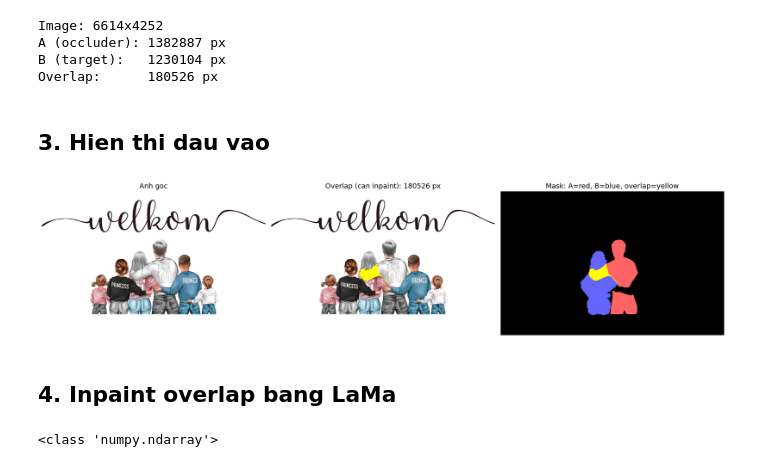
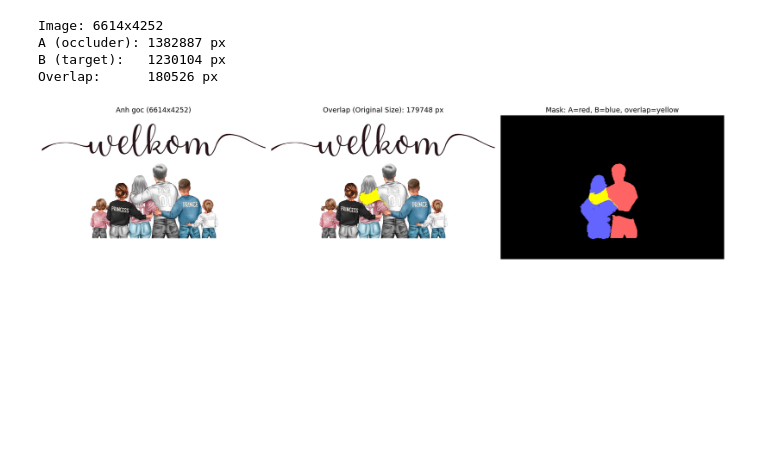
Before and after one commit to phamducuong05/Magic_Layer_v1, a Jupyter notebook: examples/lama_inpaint_test_v2.ipynb, the cells around one changed output. Drawn from its saved outputs; the diff is of its cells as text; code cells hidden in the pictures; blank space fills up the shorter version.

Commit message:
Test version 2 lama inpaint

```diff
--- a/examples/lama_inpaint_test_v2.ipynb
+++ b/examples/lama_inpaint_test_v2.ipynb
@@ -55,38 +61,45 @@ Image: 6614x4252
 A (occluder): 1382887 px
 B (target):   1230104 px
 Overlap:      180526 px
-# %% [markdown]
-## 3. Hien thi dau vao
 # %%
+import numpy as np
+from PIL import Image
+import matplotlib.pyplot as plt
+
+def resize_mask_to_orig(mask_bool_512, w, h):
+    mask_uint8 = (mask_bool_512.astype(np.uint8) * 255)
+    mask_resized = Image.fromarray(mask_uint8).resize((w, h), resample=Image.NEAREST)
+    return np.array(mask_resized) > 128
+
+mask_A_orig_bool = resize_mask_to_orig(mask_A_bool, orig_w, orig_h)
+mask_B_orig_bool = resize_mask_to_orig(mask_B_bool, orig_w, orig_h)
+overlap_orig_bool = resize_mask_to_orig(overlap, orig_w, orig_h)
+
+img_np_orig = np.array(image)
+
 fig, axes = plt.subplots(1, 3, figsize=(18, 6))
 
-axes[0].imshow(image)
-axes[0].set_title("Anh goc", fontsize=13)
+axes[0].imshow(img_np_orig)
+axes[0].set_title(f"Anh goc ({orig_w}x{orig_h})", fontsize=13)
 axes[0].axis("off")
 
-# Overlay overlap
-overlay = img_np.copy()
-overlay[overlap] = [255, 255, 0]  # yellow
+overlay = img_np_orig.copy()
+
+overlay[overlap_orig_bool] = [255, 255, 0]  # yellow
 axes[1].imshow(overlay)
-axes[1].set_title(f"Overlap (can inpaint): {overlap.sum()} px", fontsize=13)
+axes[1].set_title(f"Overlap (Original Size): {overlap_orig_bool.sum()} px", fontsize=13)
 axes[1].axis("off")
 
-# Mask visualization
-mask_vis = np.zeros((*mask_A.shape, 3), dtype=np.uint8)
-mask_vis[mask_A] = [255, 100, 100]  # red = A
-mask_vis[mask_B] = [100, 100, 255]  # blue = B
-mask_vis[overlap] = [255, 255, 0]   # yellow = overlap
+mask_vis = np.zeros((orig_h, orig_w, 3), dtype=np.uint8)
+mask_vis[mask_A_orig_bool] = [255, 100, 100]  # red = A
+mask_vis[mask_B_orig_bool] = [100, 100, 255]  # blue = B
+mask_vis[overlap_orig_bool] = [255, 255, 0]   # yellow = overlap
+
 axes[2].imshow(mask_vis)
 axes[2].set_title("Mask: A=red, B=blue, overlap=yellow", fontsize=13)
 axes[2].axis("off")
 
 plt.tight_layout()
 plt.show()
 # %% [output]
-[figure, old version]
+[figure, new version]
-# %% [markdown]
-## 4. Inpaint overlap bang LaMa
-# %%
-print(type(overlap))
-# %% [output]
-<class 'numpy.ndarray'>
```
Also changed, not shown: parts of 13 cells of this notebook, 3 other files.
